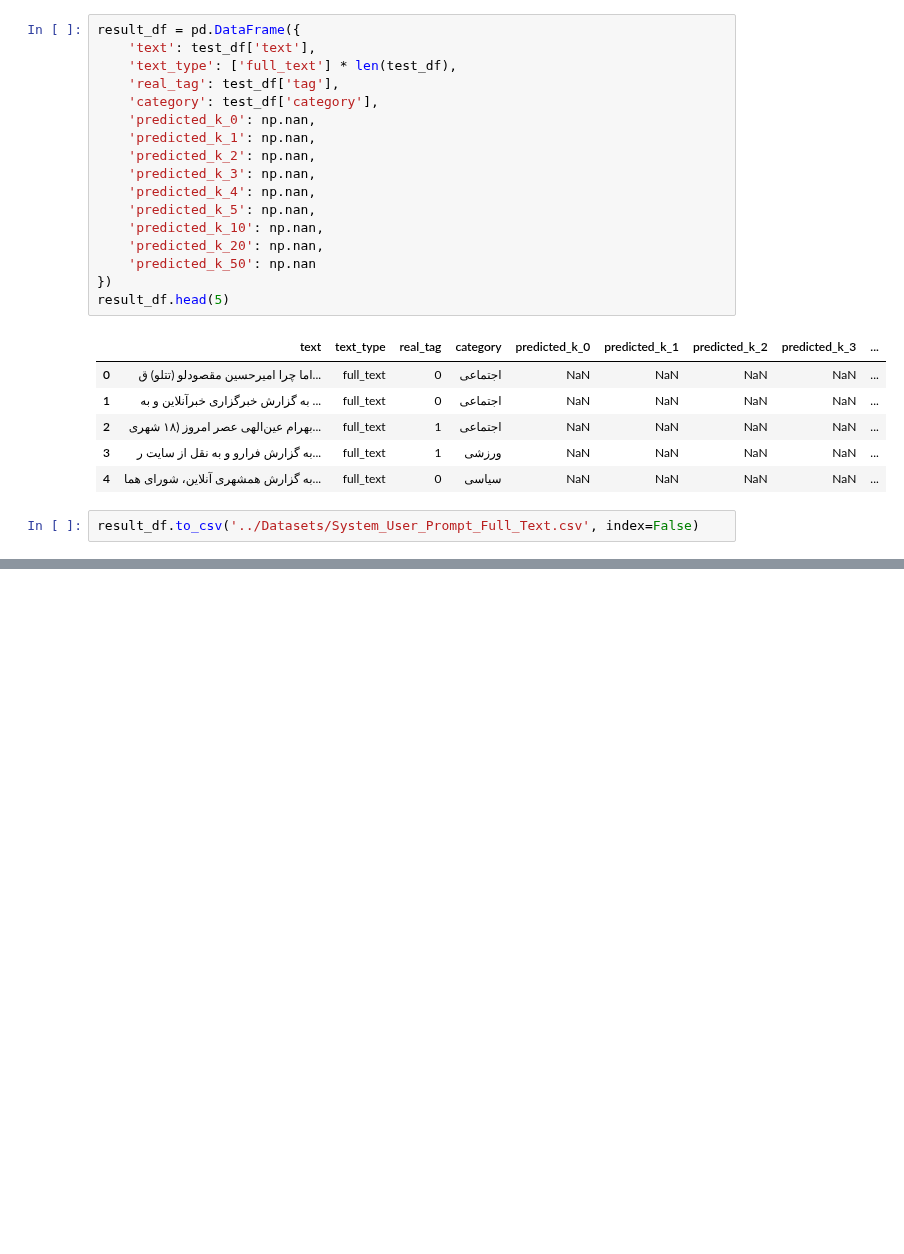
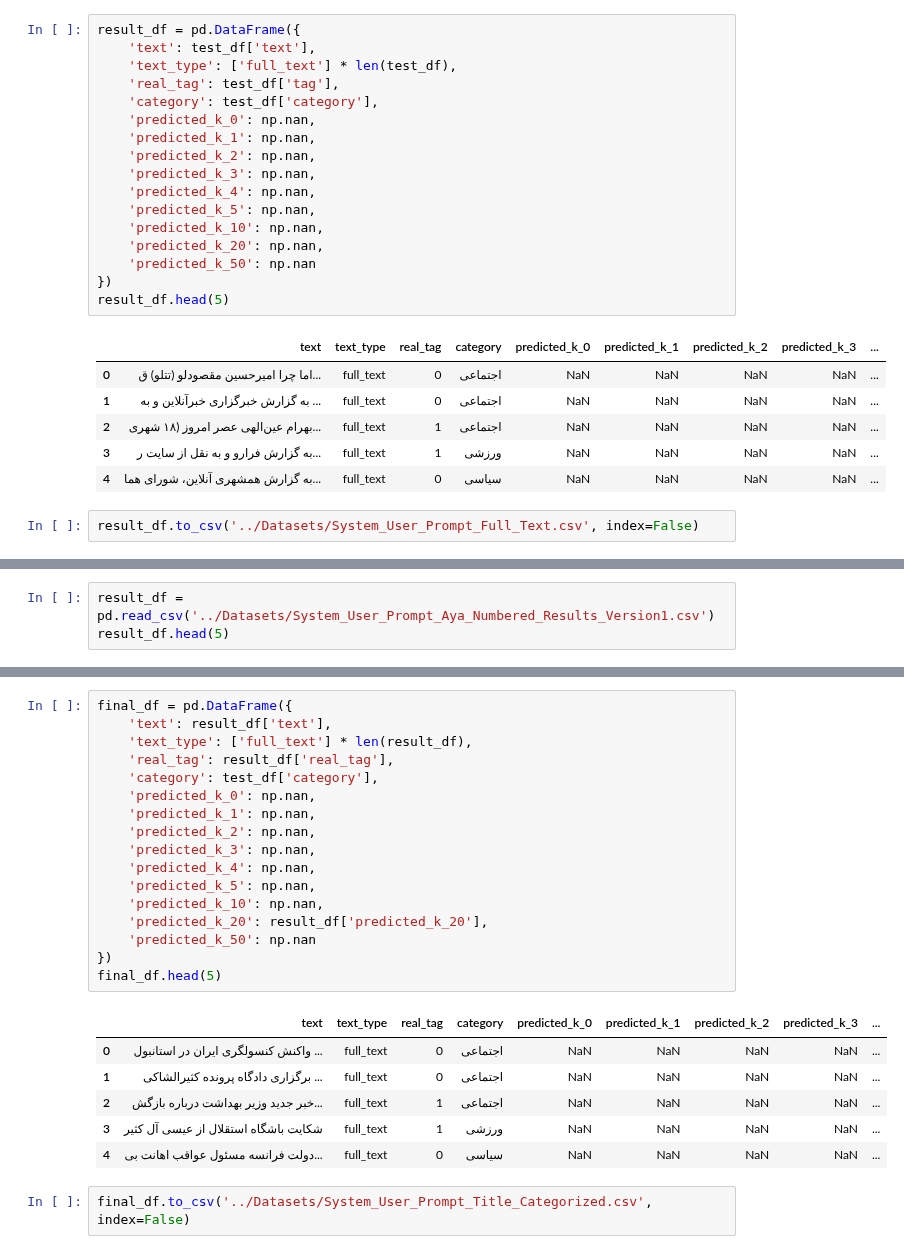
Before and after one commit to ShayanSalehi81/BachelorProject, a Jupyter notebook: Codes/Creating_dataset.ipynb, the cells around one changed output, grey strips where cells are left out. Cells and saved outputs as stored; diff of their text form; blank space fills up the shorter version.

```diff
--- a/Codes/Creating_dataset.ipynb
+++ b/Codes/Creating_dataset.ipynb
@@ -80,0 +83,3 @@ result_df.to_csv('../Datasets/System_User_Prompt_Full_Text.csv', index=False)
+# %%
+result_df = pd.read_csv('../Datasets/System_User_Prompt_Aya_Numbered_Results_Version1.csv')
+result_df.head(5)
@@ -80,0 +93,26 @@ result_df.to_csv('../Datasets/System_User_Prompt_Full_Text.csv', index=False)
+# %%
+final_df = pd.DataFrame({
+    'text': result_df['text'],
+    'text_type': ['full_text'] * len(result_df),
+    'real_tag': result_df['real_tag'],
+    'category': test_df['category'],
+    'predicted_k_0': np.nan,
+    'predicted_k_1': np.nan,
+    'predicted_k_2': np.nan,
+    'predicted_k_3': np.nan,
+    'predicted_k_4': np.nan,
+    'predicted_k_5': np.nan,
+    'predicted_k_10': np.nan,
+    'predicted_k_20': result_df['predicted_k_20'],
+    'predicted_k_50': np.nan
+})
+final_df.head(5)
+# %% [output]
+|  | text | text_type | real_tag | category | predicted_k_0 | predicted_k_1 | predicted_k_2 | predicted_k_3 | ... |
+| 0 | واکنش کنسولگری ایران در استانبول ... | full_text | 0 | اجتماعی | NaN | NaN | NaN | NaN | ... |
+| 1 | برگزاری دادگاه پرونده کثیرالشاکی ... | full_text | 0 | اجتماعی | NaN | NaN | NaN | NaN | ... |
+| 2 | خبر جدید وزیر بهداشت درباره بازگش... | full_text | 1 | اجتماعی | NaN | NaN | NaN | NaN | ... |
+| 3 | شکایت باشگاه استقلال از عیسی آل کثیر | full_text | 1 | ورزشی | NaN | NaN | NaN | NaN | ... |
+| 4 | دولت فرانسه مسئول عواقب اهانت بی‌... | full_text | 0 | سیاسی | NaN | NaN | NaN | NaN | ... |
+# %%
+final_df.to_csv('../Datasets/System_User_Prompt_Title_Categorized.csv', index=False)
```
Also changed, not shown: parts of 2 cells of this notebook, 2 other files.
